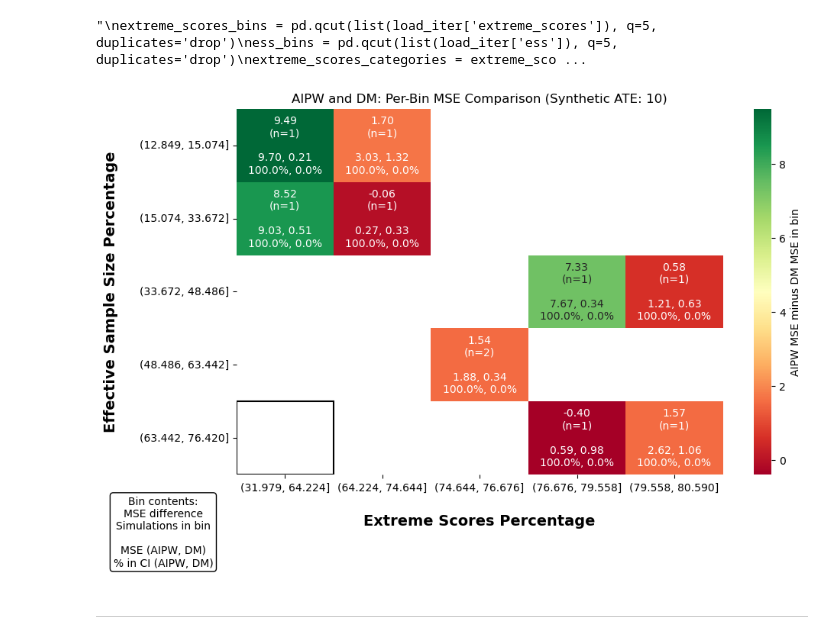
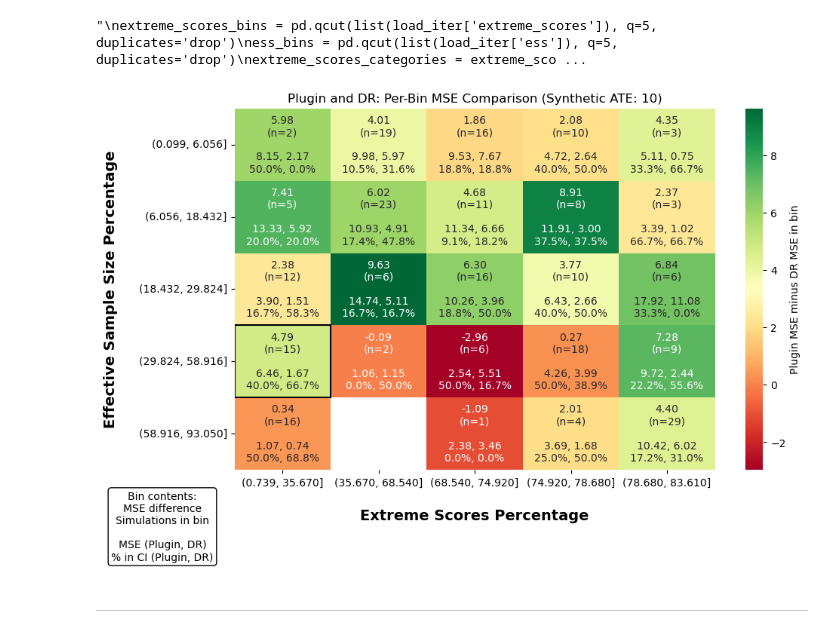
Before and after one commit to TresGes25/gg570_d200, a Jupyter notebook: analyses/analysis.ipynb, the cells around one changed output. Cells and saved outputs as stored; diff of their text form; code cells hidden in the pictures.

```diff
--- a/implementation/analysis.ipynb
+++ b/analyses/analysis.ipynb
@@ -17,6 +21,6 @@ from pathlib import Path
 # %%
 root = Path.cwd().parent
-data_path = root / "data/aps_2425/stata/stata13/apsp_o24s25_eul_pwta22.dta"
+data_path = root / "data/apsp_o24s25_eul_pwta22.dta"
 # %% [markdown]
 ##### Initial exploration and wrangling
 # %%
@@ -184,6 +188,7 @@ scaler = StandardScaler()
 df_scaled = scaler.fit_transform(df[covariate_cols])
 df_scaled = pd.DataFrame(df_scaled, columns=covariate_cols, index=df.index)
 df_scaled['Training (last 3 months)'] = df['Training (last 3 months)']
+df_scaled['Underemployment hours'] = df['Underemployment hours']
 
 df_scaled['prop_scores'] = propensity_scores(df_scaled, covariate_cols, 'Training (last 3 months)')
 # %%
@@ -372,10 +458,10 @@ extreme_scores_categories = extreme_scores_bins.categories
 ess_categories = ess_bins.categories
 true_extreme_bin = pd.cut([true_extreme_scores_perc], bins=extreme_scores_categories)[0]
 true_ess_bin = pd.cut([true_ess_perc], bins=ess_categories)[0]
-aipw_estimates = np.array(load_iter['aipw_shared_estimate'])
-dm_estimates = np.array(load_iter['dm_shared_estimate'])
-aipw_cis = np.array(load_iter['aipw_shared_ate_in_ci'])
-dm_cis = np.array(load_iter['dm_shared_ate_in_ci'])
+dr_estimates = np.array(load_iter['dr_estimates'])
+plugin_estimates = np.array(load_iter['plugin_estimates'])
+dr_cis = np.array(load_iter['dr_in_ci'])
+plugin_cis = np.array(load_iter['plugin_in_ci'])
 """
 # %% [output]
 "\nextreme_scores_bins = pd.qcut(list(load_iter['extreme_scores']), q=5, duplicates='drop')\ness_bins = pd.qcut(list(load_iter['ess']), q=5, duplicates='drop')\nextreme_scores_categories = extreme_sco ...
@@ -389,46 +475,46 @@ for i, ess_cat in enumerate(ess_categories):
         if ess_cat == true_ess_bin and extreme_scores_cat == true_extreme_bin:
             true_bin_i, true_bin_j = i, j
 
         mask = (extreme_scores_bins == extreme_scores_cat) & (ess_bins == ess_cat)
         indices = np.where(mask)[0]
 
         if len(indices) > 0:
-            aipw_bias = aipw_estimates[indices].mean() - synthetic_ate
-            aipw_var = aipw_estimates[indices].var(ddof=0)
-            aipw_mse = aipw_bias**2 + aipw_var
-            dm_bias = dm_estimates[indices].mean() - synthetic_ate
-            dm_var = dm_estimates[indices].var(ddof=0)
-            dm_mse = dm_bias**2 + dm_var
-            aipw_mse_minus_dm_mse = aipw_mse - dm_mse
-            aipw_perc_in_ci = aipw_cis[indices].mean() * 100
-            dm_perc_in_ci = dm_cis[indices].mean() * 100
-            mean_matrix[i, j] = aipw_mse_minus_dm_mse
-            str_matrix[i, j] = f"{aipw_mse_minus_dm_mse:.2f}\n(n={len(indices)})\n\n{aipw_mse:.2f}, {dm_mse:.2f}\n{aipw_perc_in_ci:.1f}%, {dm_perc_in_ci:.1f}%"
+            dr_bias = dr_estimates[indices].mean() - synthetic_ate
+            dr_var = dr_estimates[indices].var(ddof=0)
+            dr_mse = dr_bias**2 + dr_var
+            plugin_bias = plugin_estimates[indices].mean() - synthetic_ate
+            plugin_var = plugin_estimates[indices].var(ddof=0)
+            plugin_mse = plugin_bias**2 + plugin_var
+            plugin_mse_minus_dr_mse = plugin_mse - dr_mse
+            dr_perc_in_ci = dr_cis[indices].mean() * 100
+            plugin_perc_in_ci = plugin_cis[indices].mean() * 100
+            mean_matrix[i, j] = plugin_mse_minus_dr_mse
+            str_matrix[i, j] = f"{plugin_mse_minus_dr_mse:.2f}\n(n={len(indices)})\n\n{plugin_mse:.2f}, {dr_mse:.2f}\n{plugin_perc_in_ci:.1f}%, {dr_perc_in_ci:.1f}%"
         else:
             mean_matrix[i, j] = np.nan
             str_matrix[i, j] = np.nan
 
 fig, ax = plt.subplots(figsize=(10, 6))
 sns.heatmap(mean_matrix, annot=str_matrix, annot_kws={'size': 10}, fmt='', cmap='RdYlGn',
             xticklabels=[f"({interval.left:.3f}, {interval.right:.3f}]" for interval in extreme_scores_categories],
             yticklabels=[f"({interval.left:.3f}, {interval.right:.3f}]" for interval in ess_categories],
-            cbar_kws={'label': 'AIPW MSE minus DM MSE in bin'},
+            cbar_kws={'label': 'Plugin MSE minus DR MSE in bin'},
             ax=ax)
 
 if true_bin_i is not None and true_bin_j is not None:
     true_bin_edge = Rectangle((true_bin_j, true_bin_i), 1, 1, fill=False, edgecolor='black', linewidth=1.5)
     ax.add_patch(true_bin_edge)
 
 ax.set_xlabel('\nExtreme Scores Percentage', fontweight='bold', fontsize=14)
 ax.set_ylabel('Effective Sample Size Percentage\n', fontweight='bold', fontsize=14)
-ax.set_title(f'AIPW and DM: Per-Bin MSE Comparison (Synthetic ATE: {synthetic_ate})')
+ax.set_title(f'Plugin and DR: Per-Bin MSE Comparison (Synthetic ATE: {synthetic_ate})')
 
-legend_text = "Bin contents:\nMSE difference\nSimulations in bin\n\nMSE (AIPW, DM)\n% in CI (AIPW, DM)"
+legend_text = "Bin contents:\nMSE difference\nSimulations in bin\n\nMSE (Plugin, DR)\n% in CI (Plugin, DR)"
 plt.figtext(-0.15, -0.25, legend_text, transform=ax.transAxes, fontsize=10,
         bbox=dict(boxstyle='round', facecolor='white'), horizontalalignment='center')
 
 plt.tight_layout()
 plt.show()
 # %% [output]
-[figure, old version]
+[figure, new version]
 # %%
```
Also changed, not shown: parts of 15 cells of this notebook, 12 other files.
